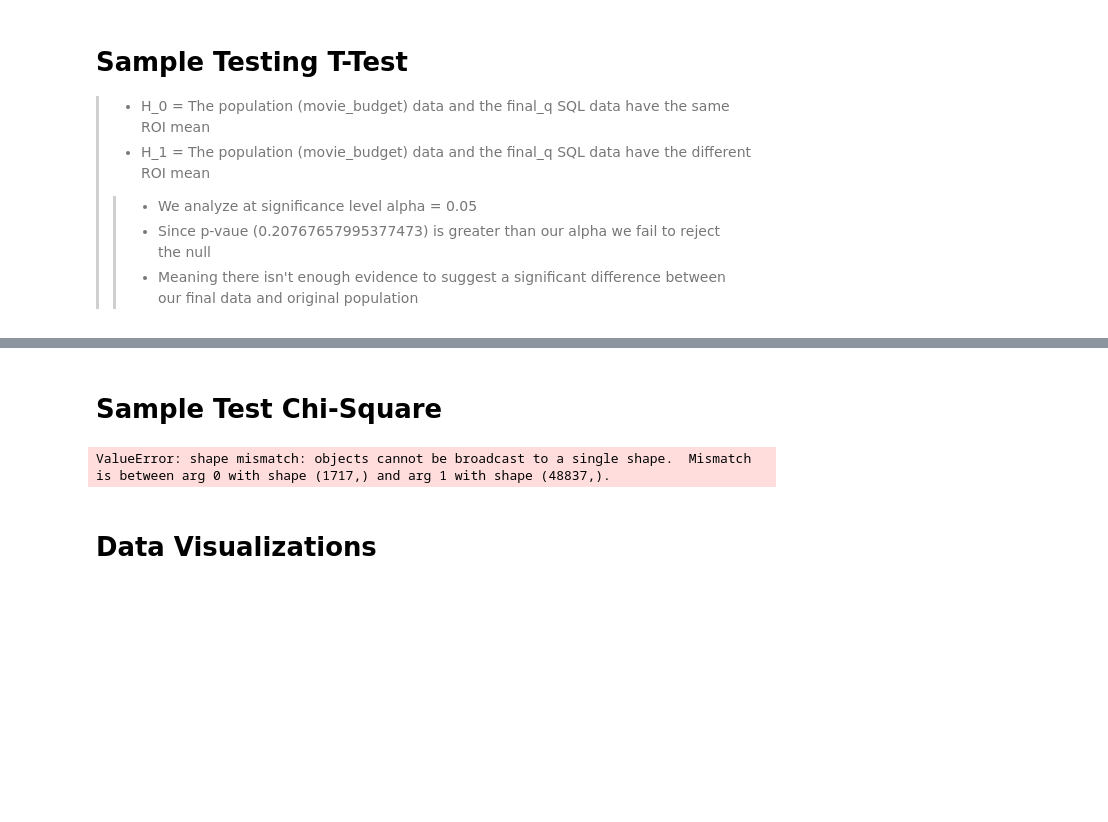
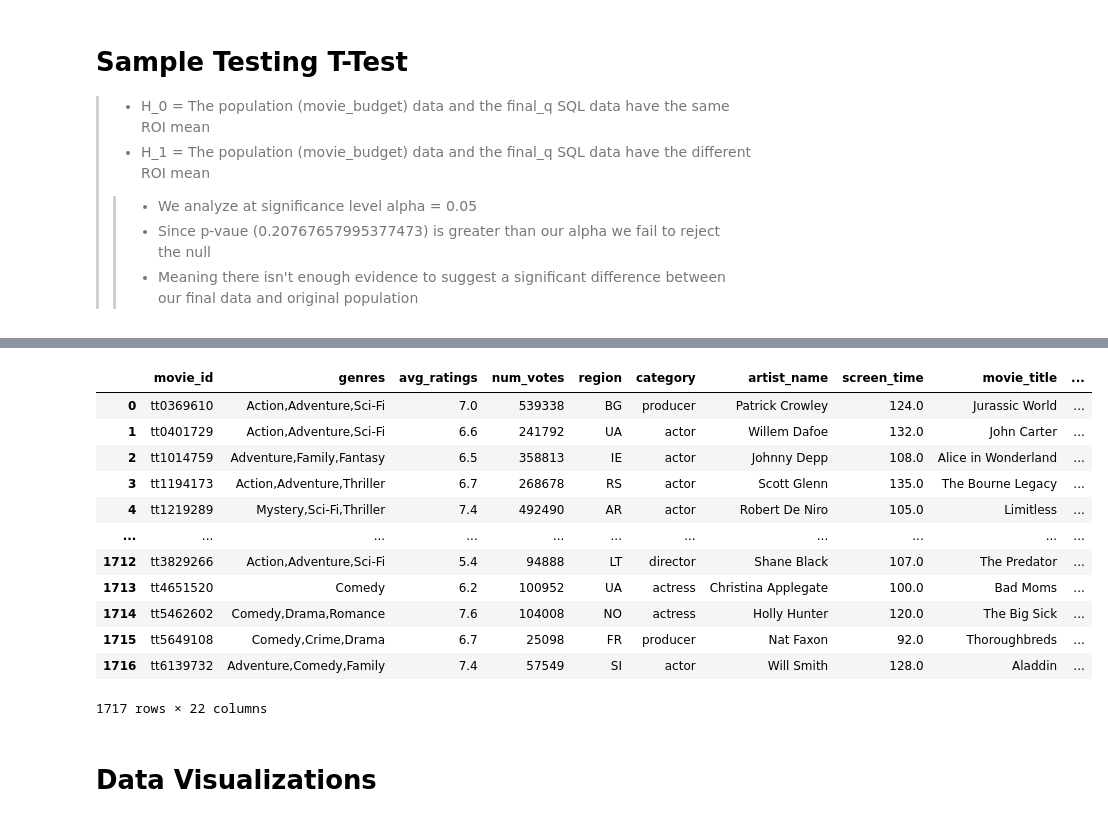
Before and after one commit to dvdhartsman/Phase_2_Movie_Project, a Jupyter notebook: Danayt.ipynb, the cells around one changed output, grey strips where cells are left out. Drawn from its saved outputs; the diff is of its cells as text; code cells hidden in the pictures; blank space fills up the shorter version.

```diff
--- a/Danayt.ipynb
+++ b/Danayt.ipynb
@@ -288,30 +279,16 @@ P-Value: 0.20767657995377473
-# %% [markdown]
-# Sample Test Chi-Square
-# %%
-# Assuming you have a DataFrame called 'data' with a column named 'movie_title'
-# Assuming you have access to the population data in 'population_data'
-
-# Compute the observed frequency distribution of movie titles in the sample
-sample_freq = final_data['movie_title'].value_counts()
-
-# Compute the expected frequency distribution of movie titles based on the population
-expected_freq = final_q['movie_title'].value_counts()
-
-# Perform the chi-square test
-chi2_statistic, p_value = stats.chisquare(sample_freq, expected_freq)
-
-# Print the results
-print("Chi-Square Statistic:", chi2_statistic)
-print("P-Value:", p_value)
-
-
-# Assuming you have a DataFrame called 'data' with a column named 'movie_title'
-# # Assuming you have access to the population data in 'population_data'
-
-# # Compute the frequency distribution of movie titles in the sample
-# sample_freq = data['movie_title'].value_counts()
-
-# # Compute the frequency distribution of movie titles in the population
-# population_freq = population_data['movie_title'].value_counts()
-# %% [output]
-ValueError: shape mismatch: objects cannot be broadcast to a single shape.  Mismatch is between arg 0 with shape (1717,) and arg 1 with shape (48837,).
+# %%
+final_data
+# %% [output]
+|  | movie_id | genres | avg_ratings | num_votes | region | category | artist_name | screen_time | movie_title | ... |
+| 0 | tt0369610 | Action,Adventure,Sci-Fi | 7.0 | 539338 | BG | producer | Patrick Crowley | 124.0 | Jurassic World | ... |
+| 1 | tt0401729 | Action,Adventure,Sci-Fi | 6.6 | 241792 | UA | actor | Willem Dafoe | 132.0 | John Carter | ... |
+| 2 | tt1014759 | Adventure,Family,Fantasy | 6.5 | 358813 | IE | actor | Johnny Depp | 108.0 | Alice in Wonderland | ... |
+| 3 | tt1194173 | Action,Adventure,Thriller | 6.7 | 268678 | RS | actor | Scott Glenn | 135.0 | The Bourne Legacy | ... |
+| 4 | tt1219289 | Mystery,Sci-Fi,Thriller | 7.4 | 492490 | AR | actor | Robert De Niro | 105.0 | Limitless | ... |
+| ... | ... | ... | ... | ... | ... | ... | ... | ... | ... | ... |
+| 1712 | tt3829266 | Action,Adventure,Sci-Fi | 5.4 | 94888 | LT | director | Shane Black | 107.0 | The Predator | ... |
+| 1713 | tt4651520 | Comedy | 6.2 | 100952 | UA | actress | Christina Applegate | 100.0 | Bad Moms | ... |
+| 1714 | tt5462602 | Comedy,Drama,Romance | 7.6 | 104008 | NO | actress | Holly Hunter | 120.0 | The Big Sick | ... |
+| 1715 | tt5649108 | Comedy,Crime,Drama | 6.7 | 25098 | FR | producer | Nat Faxon | 92.0 | Thoroughbreds | ... |
+| 1716 | tt6139732 | Adventure,Comedy,Family | 7.4 | 57549 | SI | actor | Will Smith | 128.0 | Aladdin | ... |
+1717 rows × 22 columns
```
Also changed, not shown: parts of 6 cells of this notebook.
